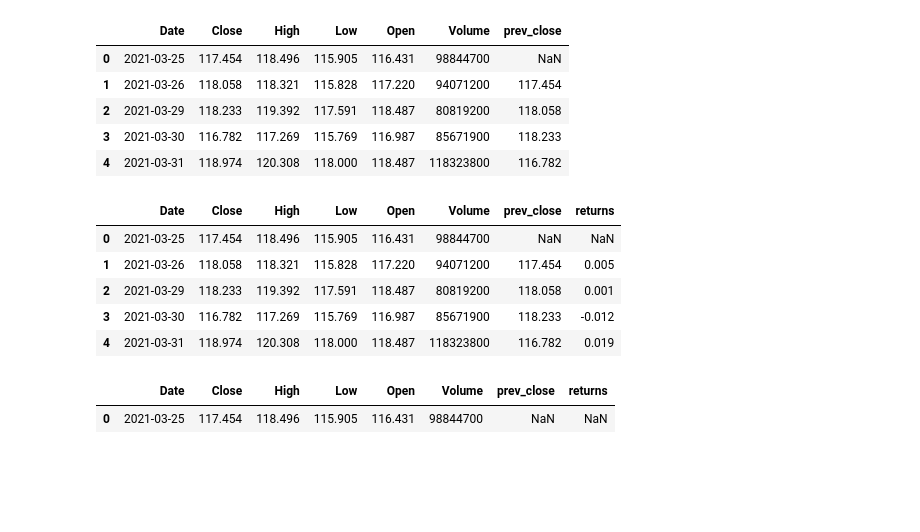
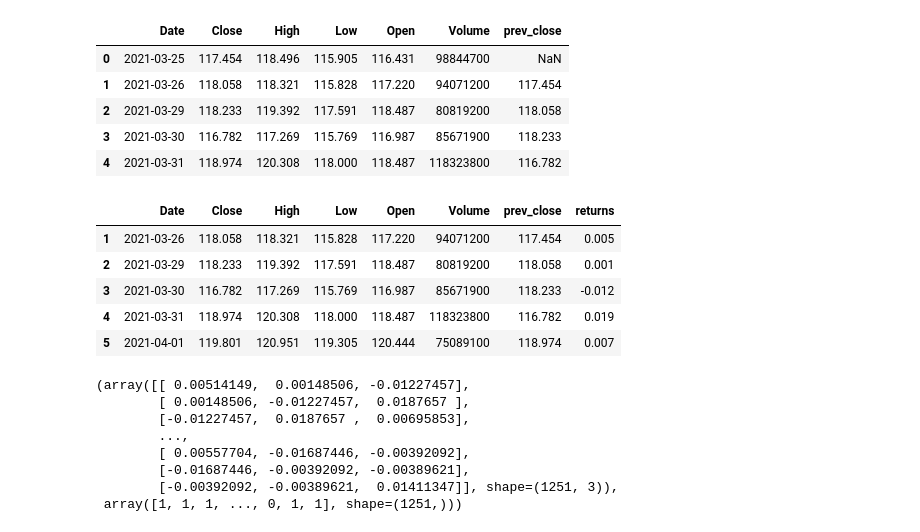
Before and after one commit to shaizaiqubal/stock-price-predictor, a Jupyter notebook: model.ipynb, the cells around one changed output. Drawn from its saved outputs; the diff is of its cells as text; code cells hidden in the pictures; blank space fills up the shorter version.

```diff
--- a/model.ipynb
+++ b/model.ipynb
@@ -28,16 +36,12 @@ df.head()
 | 4 | 2021-03-31 | 118.974 | 120.308 | 118.000 | 118.487 | 118323800 | 116.782 |
 # %%
 df['returns']=(df['Close']-df['prev_close'])/df['prev_close']
+df = df.dropna()
 df.head()
 # %% [output]
 |  | Date | Close | High | Low | Open | Volume | prev_close | returns |
-| 0 | 2021-03-25 | 117.454 | 118.496 | 115.905 | 116.431 | 98844700 | NaN | NaN |
 | 1 | 2021-03-26 | 118.058 | 118.321 | 115.828 | 117.220 | 94071200 | 117.454 | 0.005 |
 | 2 | 2021-03-29 | 118.233 | 119.392 | 117.591 | 118.487 | 80819200 | 118.058 | 0.001 |
 | 3 | 2021-03-30 | 116.782 | 117.269 | 115.769 | 116.987 | 85671900 | 118.233 | -0.012 |
 | 4 | 2021-03-31 | 118.974 | 120.308 | 118.000 | 118.487 | 118323800 | 116.782 | 0.019 |
+| 5 | 2021-04-01 | 119.801 | 120.951 | 119.305 | 120.444 | 75089100 | 118.974 | 0.007 |
-# %%
-dfdf[df.isna().any(axis=1)]
-# %% [output]
-|  | Date | Close | High | Low | Open | Volume | prev_close | returns |
-| 0 | 2021-03-25 | 117.454 | 118.496 | 115.905 | 116.431 | 98844700 | NaN | NaN |
@@ -43,0 +90,13 @@ dfdf[df.isna().any(axis=1)]
+# %%
+X=np.array(X)
+y=np.array(y)
+X,y
+# %% [output]
+(array([[ 0.00514149,  0.00148506, -0.01227457],
+        [ 0.00148506, -0.01227457,  0.0187657 ],
+        [-0.01227457,  0.0187657 ,  0.00695853],
+        ...,
+        [ 0.00557704, -0.01687446, -0.00392092],
+        [-0.01687446, -0.00392092, -0.00389621],
+        [-0.00392092, -0.00389621,  0.01411347]], shape=(1251, 3)),
+ array([1, 1, 1, ..., 0, 1, 1], shape=(1251,)))
```
Also changed, not shown: parts of 11 cells of this notebook.
